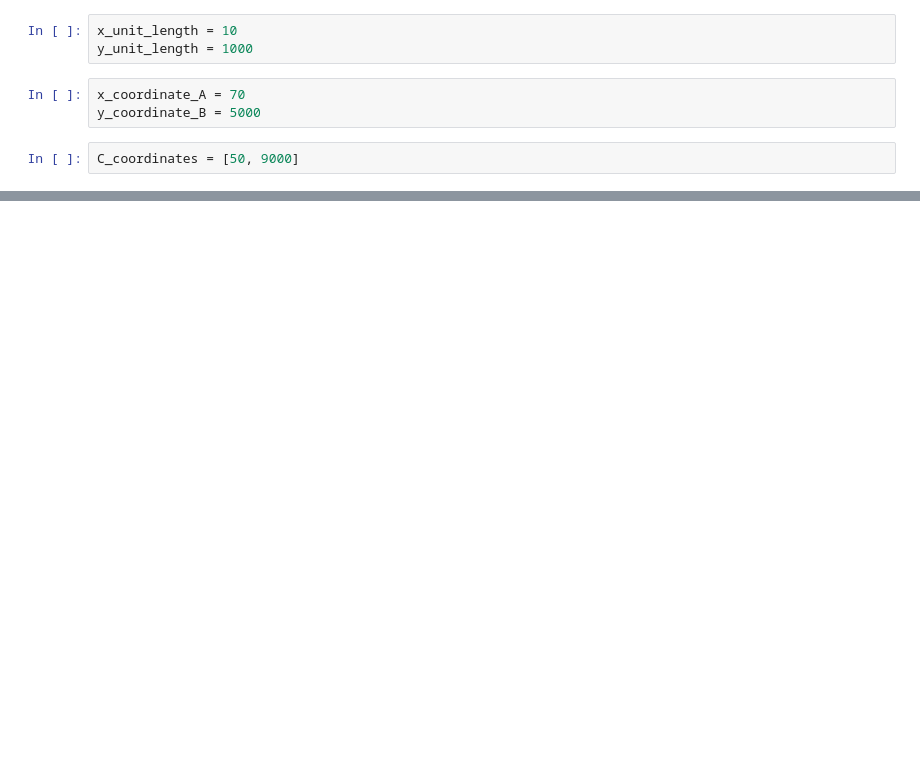
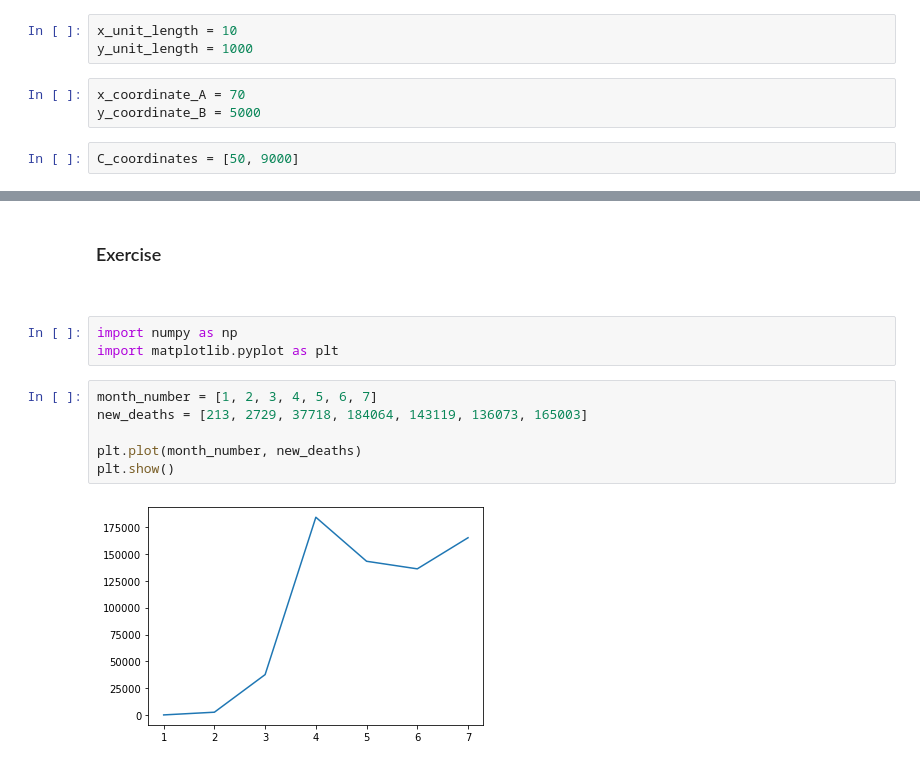
Before and after one commit to rafaeltorrese/data-science-lecture, a Jupyter notebook: 02_data-analysis-viz/02_data_visualization_fundamentals/01_line_graphs_and_time_series/line_graphs_and_time_series.ipynb, the cells around one changed output, grey strips where cells are left out. Cells and saved outputs as stored; diff of their text form; blank space fills up the shorter version.

Commit message:
Line plots

```diff
--- a/02_data-analysis-viz/02_data_visualization_fundamentals/01_line_graphs_and_time_series/line_graphs_and_time_series.ipynb
+++ b/02_data-analysis-viz/02_data_visualization_fundamentals/01_line_graphs_and_time_series/line_graphs_and_time_series.ipynb
@@ -61,0 +176,14 @@ C_coordinates = [50, 9000]
+# %% [markdown]
+<h3>Exercise</h3>
+<br>
+# %%
+import numpy as np
+import matplotlib.pyplot as plt
+# %%
+month_number = [1, 2, 3, 4, 5, 6, 7]
+new_deaths = [213, 2729, 37718, 184064, 143119, 136073, 165003]
+
+plt.plot(month_number, new_deaths)
+plt.show()
+# %% [output]
+[figure, added]
```
Also changed, not shown: parts of 37 cells of this notebook, 15 other files.
